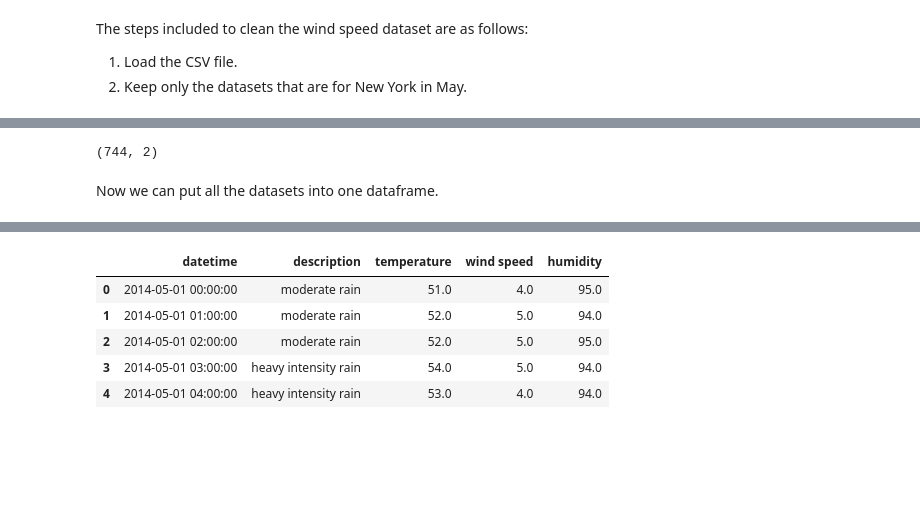
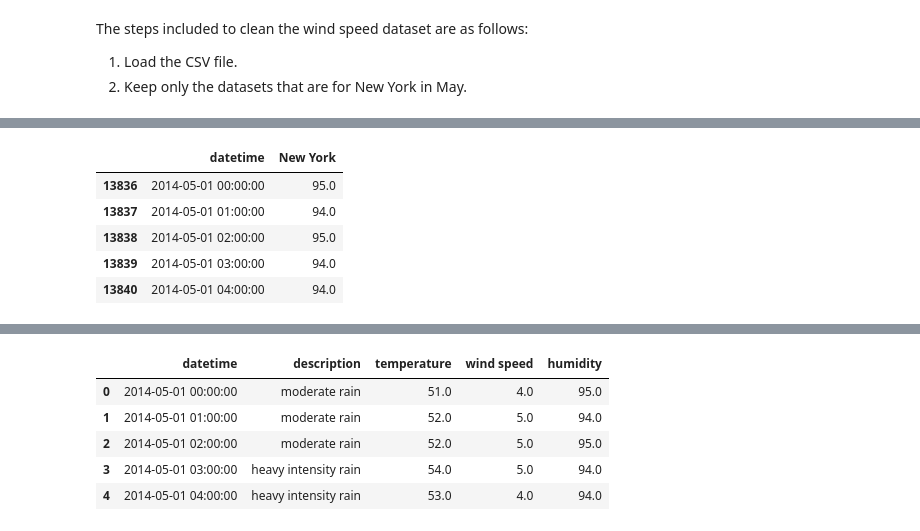
Before and after one commit to zil011/COGS108_Final_Project, a Jupyter notebook: FinalProject.ipynb, the cells around one changed output, grey strips where cells are left out. Cells and saved outputs as stored; diff of their text form; code cells hidden in the pictures; blank space fills up the shorter version.

```diff
--- a/FinalProject.ipynb
+++ b/FinalProject.ipynb
@@ -231,12 +241,14 @@ humidity_df = pd.read_csv('humidity.csv')
 humidity_df = humidity_df[['datetime','New York']]
 humidity_df = humidity_df[humidity_df['datetime'].astype(str).str.contains('2014-05')]
 
+# Print to make sure we have 744 enteries and two columns after cleaning.
+print(humidity_df.shape)
+
 #checking if there is null values
 print(sum(humidity_df['New York'].isnull()))
 
 #replacing null with -1
 humidity_df['New York'] = humidity_df['New York'].replace(np.NaN, -1)
 
-print(humidity_df.head())
-humidity_df.shape
+humidity_df.head()
 # %% [output]
@@ -250,3 +257,6 @@ humidity_df.shape
-(744, 2)
+|  | datetime | New York |
+| 13836 | 2014-05-01 00:00:00 | 95.0 |
+| 13837 | 2014-05-01 01:00:00 | 94.0 |
+| 13838 | 2014-05-01 02:00:00 | 95.0 |
+| 13839 | 2014-05-01 03:00:00 | 94.0 |
+| 13840 | 2014-05-01 04:00:00 | 94.0 |
-# %% [markdown]
-Now we can put all the datasets into one dataframe.
```
Also changed, not shown: parts of 18 cells of this notebook.
